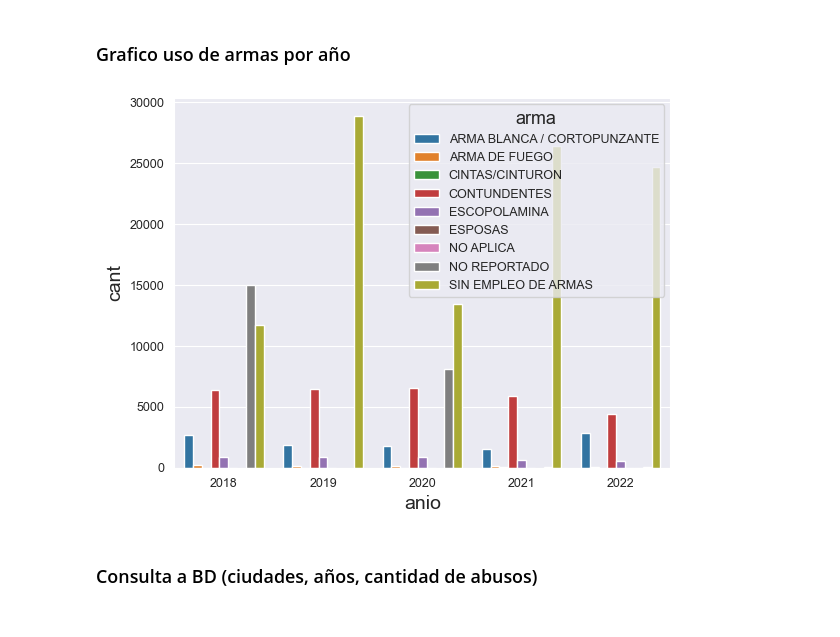
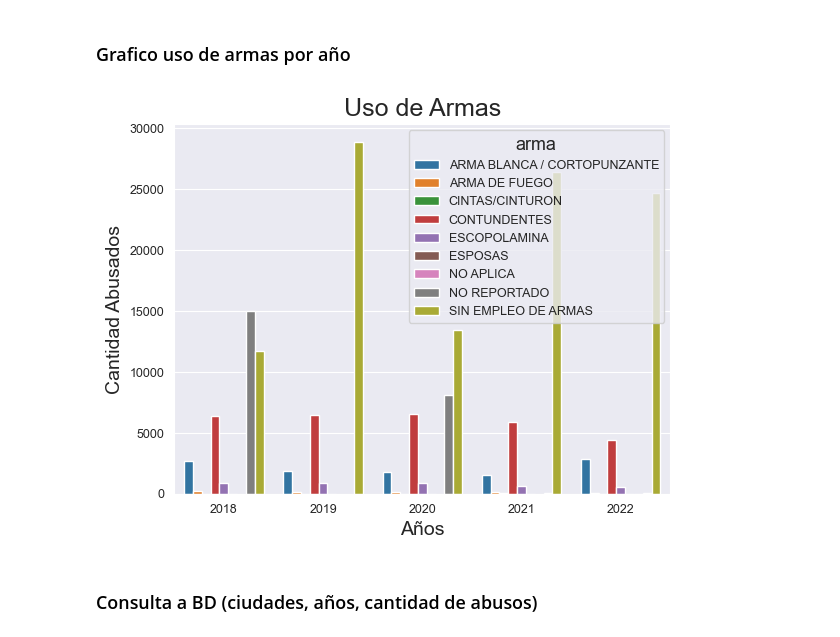
Before and after one commit to JnGzn/p-integrador-abusos, a Jupyter notebook: Grafica.ipynb, the cells around one changed output. Drawn from its saved outputs; the diff is of its cells as text; code cells hidden in the pictures.

```diff
--- a/Grafica.ipynb
+++ b/Grafica.ipynb
@@ -76,9 +78,12 @@ frame
 ### Grafico uso de armas por año
 # %%
 sns.barplot(x=frame['anio'], y=frame["cant"],  hue=frame['arma'])
+plt.xlabel('Años')
+plt.ylabel('Cantidad Abusados')
+plt.title("Uso de Armas")
 plt.show()
 # %% [output]
-[figure, old version]
+[figure, new version]
 # %% [markdown]
 ### Consulta a BD (ciudades, años, cantidad de abusos)
 # %%
```
Also changed, not shown: parts of 3 cells of this notebook, 1 other file.
